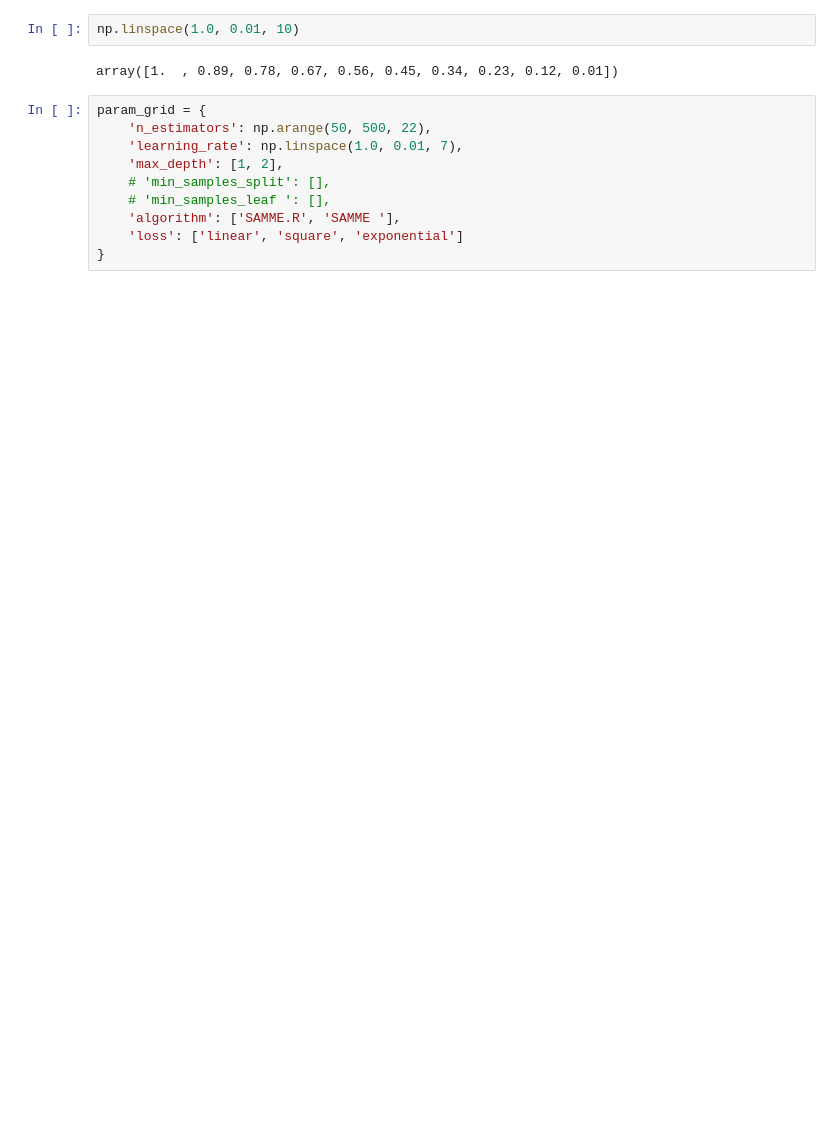
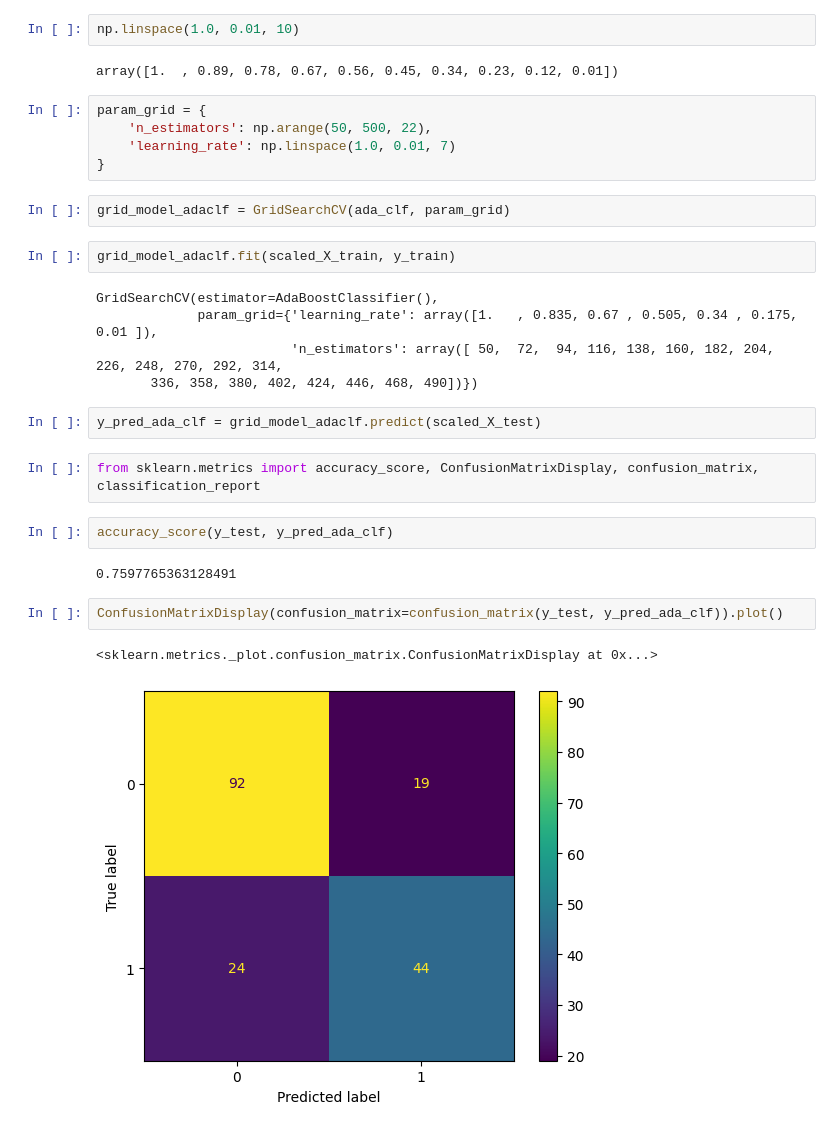
Before and after one commit to Swanger-Iz/ML_projs, a Jupyter notebook: titanic_project/titanic_V2.ipynb, the cells around one changed output. Saved outputs shown, nothing was run; the diff lists cells and outputs as text; blank space fills up the shorter version.

```diff
--- a/titanic_project/titanic_V2.ipynb
+++ b/titanic_project/titanic_V2.ipynb
@@ -847,10 +863,27 @@ array([1.  , 0.89, 0.78, 0.67, 0.56, 0.45, 0.34, 0.23, 0.12, 0.01])
 # %%
 param_grid = {
     'n_estimators': np.arange(50, 500, 22),
-    'learning_rate': np.linspace(1.0, 0.01, 7),
-    'max_depth': [1, 2],
-    # 'min_samples_split': [],
-    # 'min_samples_leaf ': [],
-    'algorithm': ['SAMME.R', 'SAMME '],
-    'loss': ['linear', 'square', 'exponential']
+    'learning_rate': np.linspace(1.0, 0.01, 7)
 }
+# %%
+grid_model_adaclf = GridSearchCV(ada_clf, param_grid)
+# %%
+grid_model_adaclf.fit(scaled_X_train, y_train)
+# %% [output]
+GridSearchCV(estimator=AdaBoostClassifier(),
+             param_grid={'learning_rate': array([1.   , 0.835, 0.67 , 0.505, 0.34 , 0.175, 0.01 ]),
+                         'n_estimators': array([ 50,  72,  94, 116, 138, 160, 182, 204, 226, 248, 270, 292, 314,
+       336, 358, 380, 402, 424, 446, 468, 490])})
+# %%
+y_pred_ada_clf = grid_model_adaclf.predict(scaled_X_test)
+# %%
+from sklearn.metrics import accuracy_score, ConfusionMatrixDisplay, confusion_matrix, classification_report
+# %%
+accuracy_score(y_test, y_pred_ada_clf)
+# %% [output]
+0.7597765363128491
+# %%
+ConfusionMatrixDisplay(confusion_matrix=confusion_matrix(y_test, y_pred_ada_clf)).plot()
+# %% [output]
+<sklearn.metrics._plot.confusion_matrix.ConfusionMatrixDisplay at 0x...>
+[figure, added]
```
Also changed, not shown: parts of 53 cells of this notebook, 9 other files.
